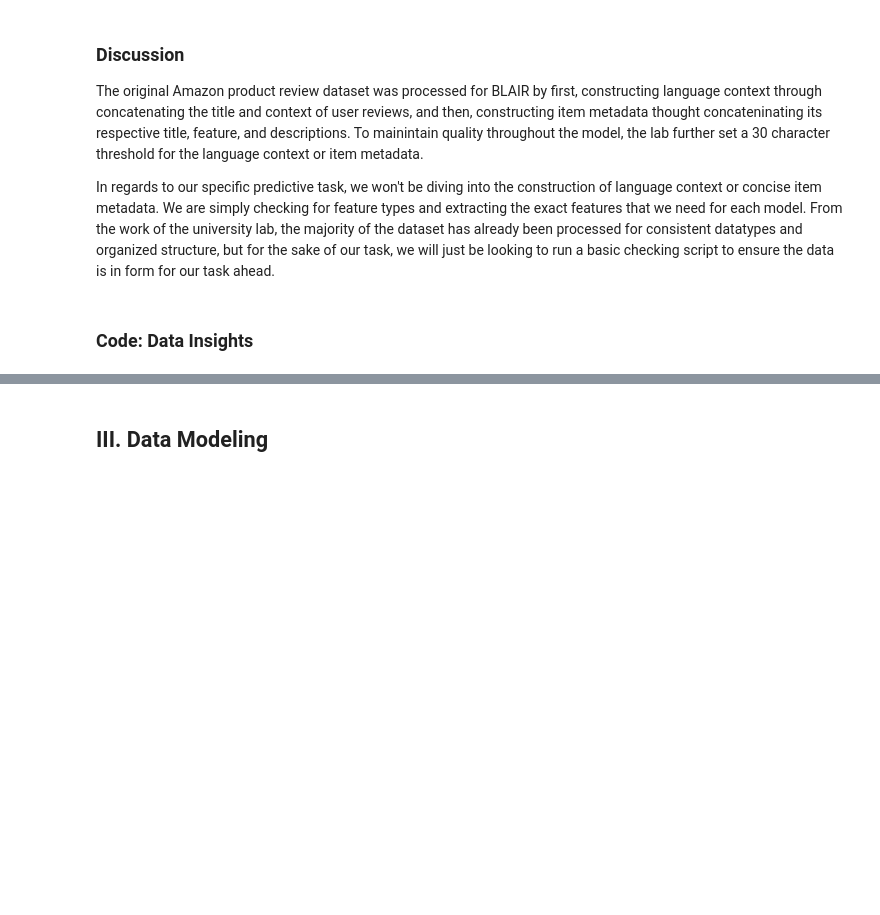
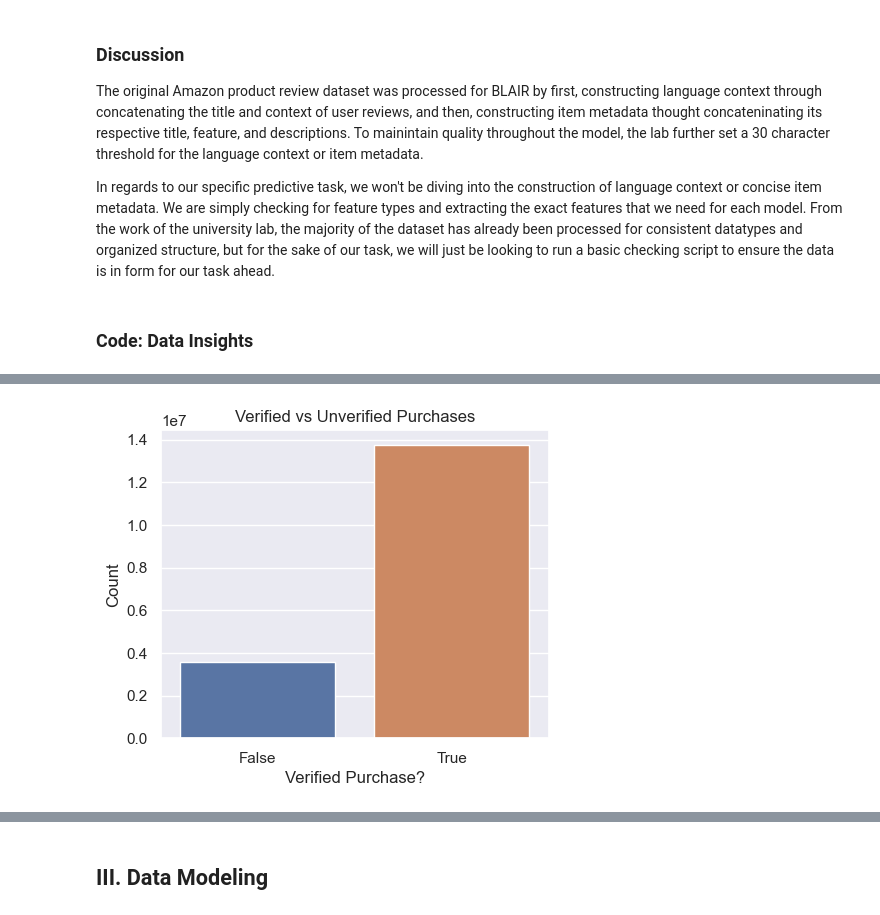
Before and after one commit to jordipham/CSE158_assign2, a Jupyter notebook: main.ipynb, the cells around one changed output, grey strips where cells are left out. Cells and saved outputs as stored; diff of their text form; code cells hidden in the pictures; blank space fills up the shorter version.

```diff
--- a/main.ipynb
+++ b/main.ipynb
@@ -193,0 +251,9 @@ list(mtv_frame.columns)
+# %%
+plt.figure(figsize=(5,4))
+sns.countplot(data=mtv_frame, x="verified_purchase")
+plt.title("Verified vs Unverified Purchases")
+plt.xlabel("Verified Purchase?")
+plt.ylabel("Count")
+plt.show()
+# %% [output]
+[figure, added]
```
Also changed, not shown: parts of 9 cells of this notebook, 2 other files.
